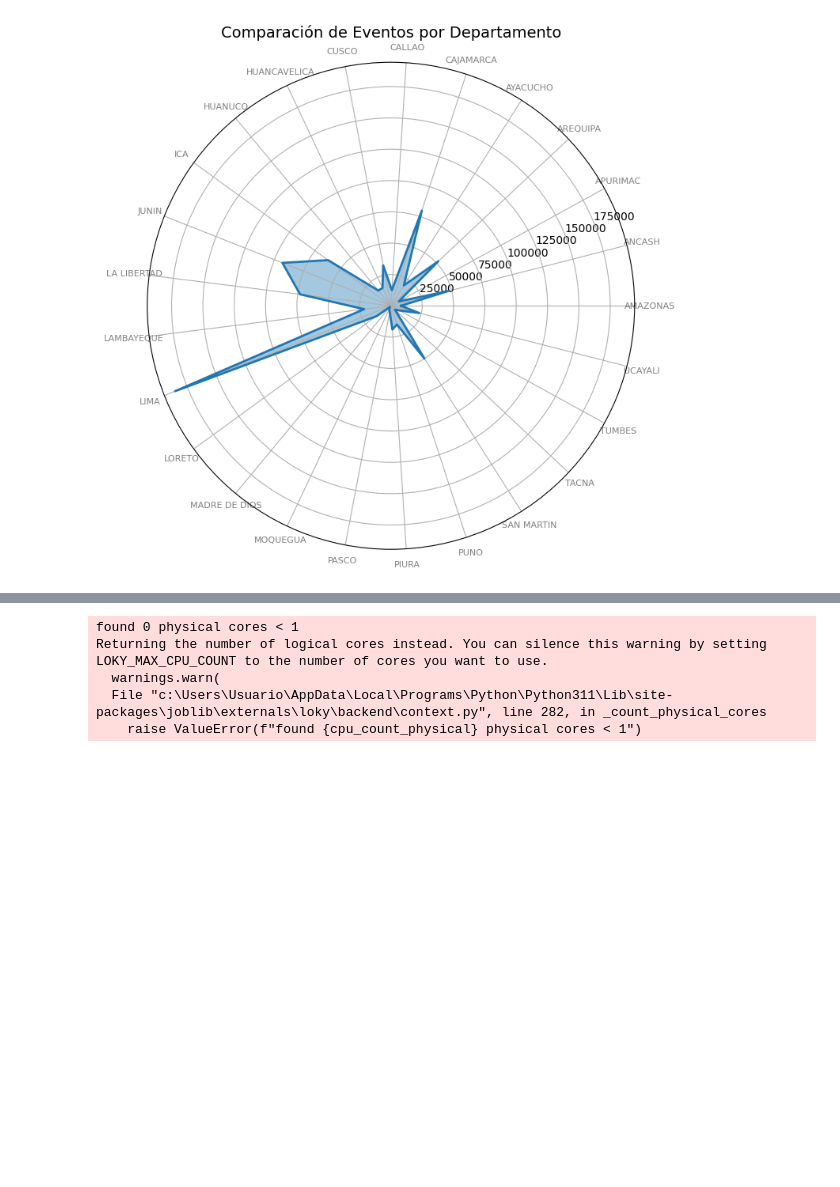
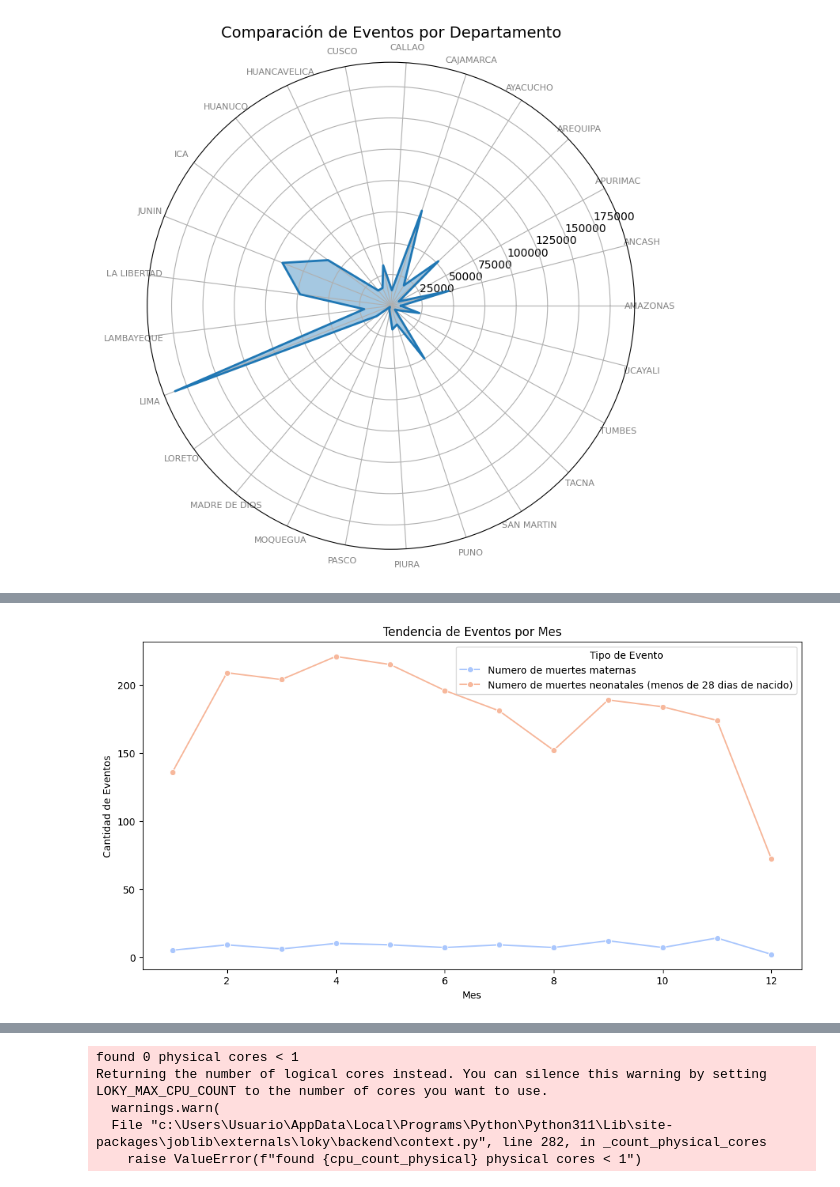
Before and after one commit to camiloalegre/EVENT_SALUD, a Jupyter notebook: Analisis_eventos_salud.ipynb, the cells around one changed output, grey strips where cells are left out. Saved outputs shown, nothing was run; the diff lists cells and outputs as text; code cells hidden in the pictures; blank space fills up the shorter version.

```diff
--- a/Analisis_eventos_salud.ipynb
+++ b/Analisis_eventos_salud.ipynb
@@ -209,0 +267,14 @@ plt.show()
+# %%
+# Tendencia de eventos por mes
+tendencia = muertes_data.groupby(["MES", "EVENTOS"])["CANT_EVENTOS"].sum().reset_index()
+
+# Gráfico de línea
+plt.figure(figsize=(12, 6))
+sns.lineplot(data=tendencia, x="MES", y="CANT_EVENTOS", hue="EVENTOS", marker="o", palette="coolwarm")
+plt.title("Tendencia de Eventos por Mes")
+plt.xlabel("Mes")
+plt.ylabel("Cantidad de Eventos")
+plt.legend(title="Tipo de Evento")
+plt.show()
+# %% [output]
+[figure, added]
```
Also changed, not shown: parts of 10 cells of this notebook, 1 other file.
